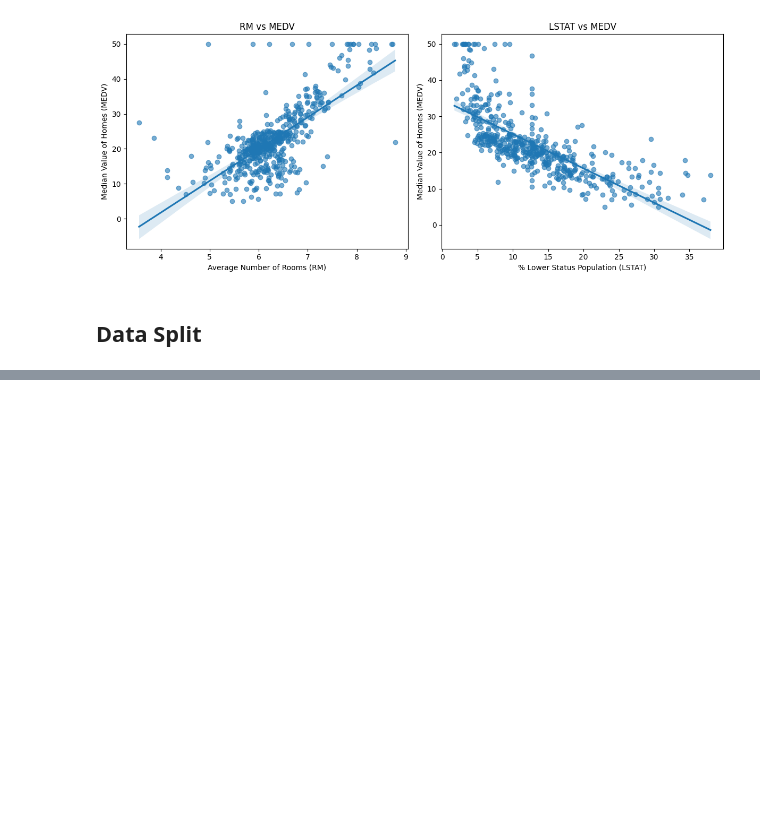
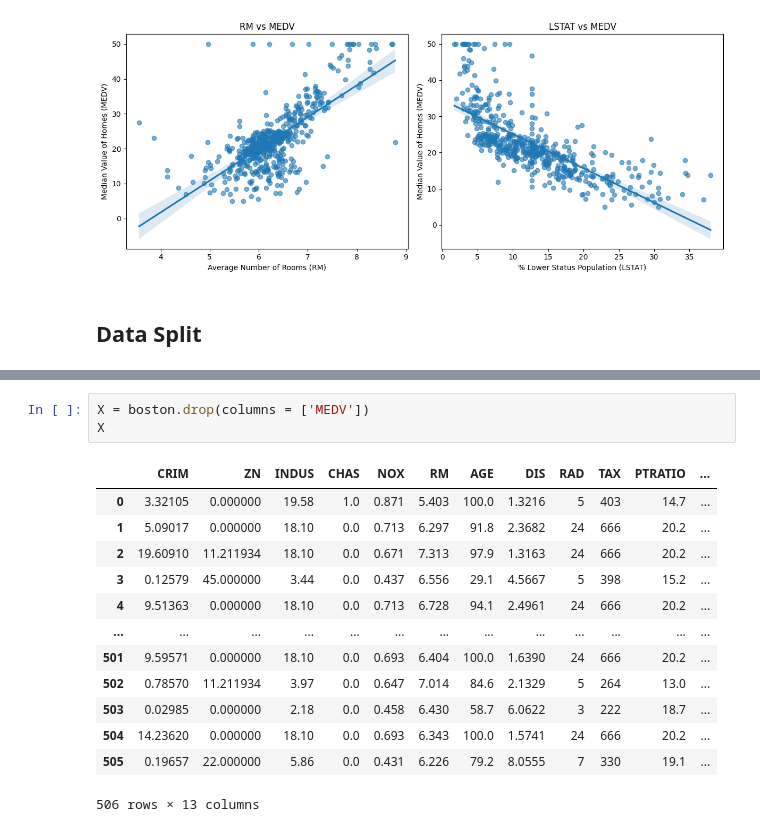
Before and after one commit to LTJ508/BostonML, a Jupyter notebook: BostonLM.ipynb, the cells around one changed output, grey strips where cells are left out. Drawn from its saved outputs; the diff is of its cells as text; blank space fills up the shorter version.

```diff
--- a/BostonLM.ipynb
+++ b/BostonLM.ipynb
@@ -205,0 +253,17 @@ plt.show()
+# %%
+X = boston.drop(columns = ['MEDV'])
+X
+# %% [output]
+|  | CRIM | ZN | INDUS | CHAS | NOX | RM | AGE | DIS | RAD | TAX | PTRATIO | ... |
+| 0 | 3.32105 | 0.000000 | 19.58 | 1.0 | 0.871 | 5.403 | 100.0 | 1.3216 | 5 | 403 | 14.7 | ... |
+| 1 | 5.09017 | 0.000000 | 18.10 | 0.0 | 0.713 | 6.297 | 91.8 | 2.3682 | 24 | 666 | 20.2 | ... |
+| 2 | 19.60910 | 11.211934 | 18.10 | 0.0 | 0.671 | 7.313 | 97.9 | 1.3163 | 24 | 666 | 20.2 | ... |
+| 3 | 0.12579 | 45.000000 | 3.44 | 0.0 | 0.437 | 6.556 | 29.1 | 4.5667 | 5 | 398 | 15.2 | ... |
+| 4 | 9.51363 | 0.000000 | 18.10 | 0.0 | 0.713 | 6.728 | 94.1 | 2.4961 | 24 | 666 | 20.2 | ... |
+| ... | ... | ... | ... | ... | ... | ... | ... | ... | ... | ... | ... | ... |
+| 501 | 9.59571 | 0.000000 | 18.10 | 0.0 | 0.693 | 6.404 | 100.0 | 1.6390 | 24 | 666 | 20.2 | ... |
+| 502 | 0.78570 | 11.211934 | 3.97 | 0.0 | 0.647 | 7.014 | 84.6 | 2.1329 | 5 | 264 | 13.0 | ... |
+| 503 | 0.02985 | 0.000000 | 2.18 | 0.0 | 0.458 | 6.430 | 58.7 | 6.0622 | 3 | 222 | 18.7 | ... |
+| 504 | 14.23620 | 0.000000 | 18.10 | 0.0 | 0.693 | 6.343 | 100.0 | 1.5741 | 24 | 666 | 20.2 | ... |
+| 505 | 0.19657 | 22.000000 | 5.86 | 0.0 | 0.431 | 6.226 | 79.2 | 8.0555 | 7 | 330 | 19.1 | ... |
+506 rows × 13 columns
```
Also changed, not shown: parts of 34 cells of this notebook.
